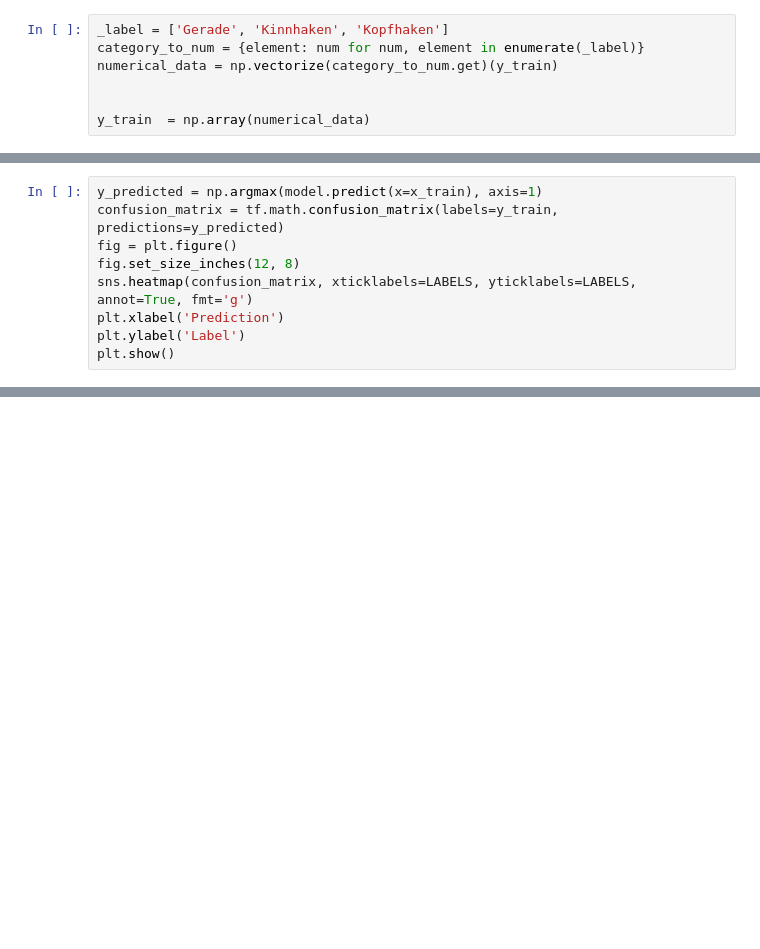
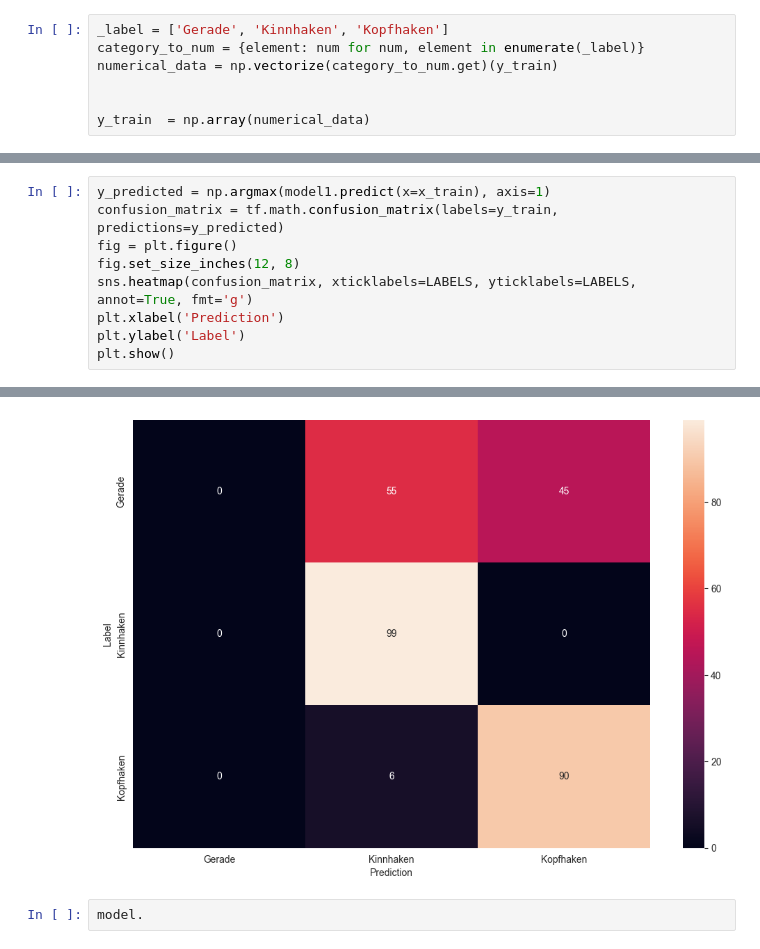
Before and after one commit to lalul335/Boxschlag-Klassifikation, a Jupyter notebook: neuronalesnetz_rnn.ipynb, the cells around one changed output, grey strips where cells are left out. Saved outputs shown, nothing was run; the diff lists cells and outputs as text; blank space fills up the shorter version.

```diff
--- a/neuronalesnetz_rnn.ipynb
+++ b/neuronalesnetz_rnn.ipynb
@@ -178,5 +335,5 @@ sk learn modell selectio train_split
 # %%
-y_predicted = np.argmax(model.predict(x=x_train), axis=1)
+y_predicted = np.argmax(model1.predict(x=x_train), axis=1)
 confusion_matrix = tf.math.confusion_matrix(labels=y_train, predictions=y_predicted)
 fig = plt.figure()
 fig.set_size_inches(12, 8)
@@ -184,3 +341,4 @@ sns.heatmap(confusion_matrix, xticklabels=LABELS, yticklabels=LABELS, annot=True
 plt.xlabel('Prediction')
 plt.ylabel('Label')
 plt.show()
+# %% [output]
@@ -186,0 +346,3 @@ plt.show()
+[figure, added]
+# %%
+model.
```
Also changed, not shown: parts of 12 cells of this notebook, 3 other files.
